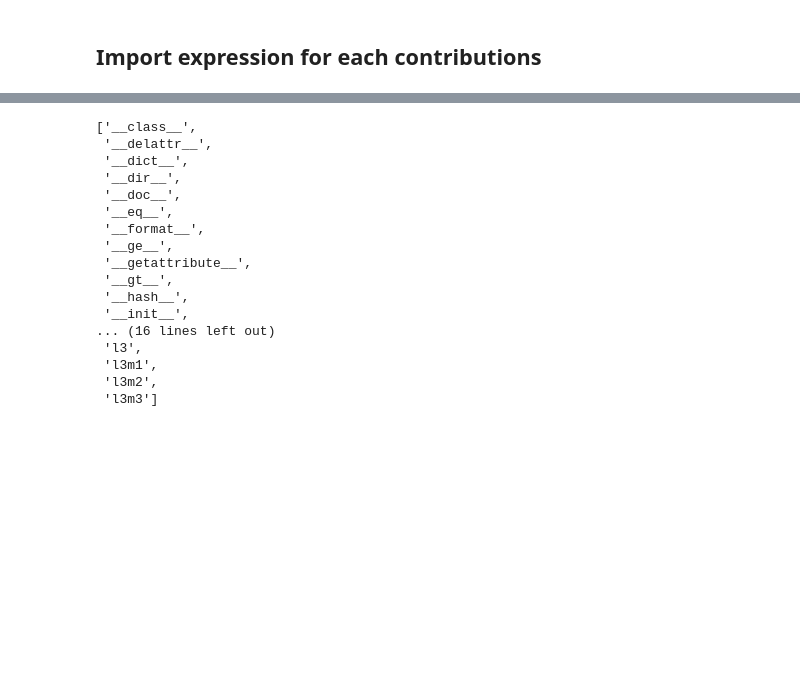
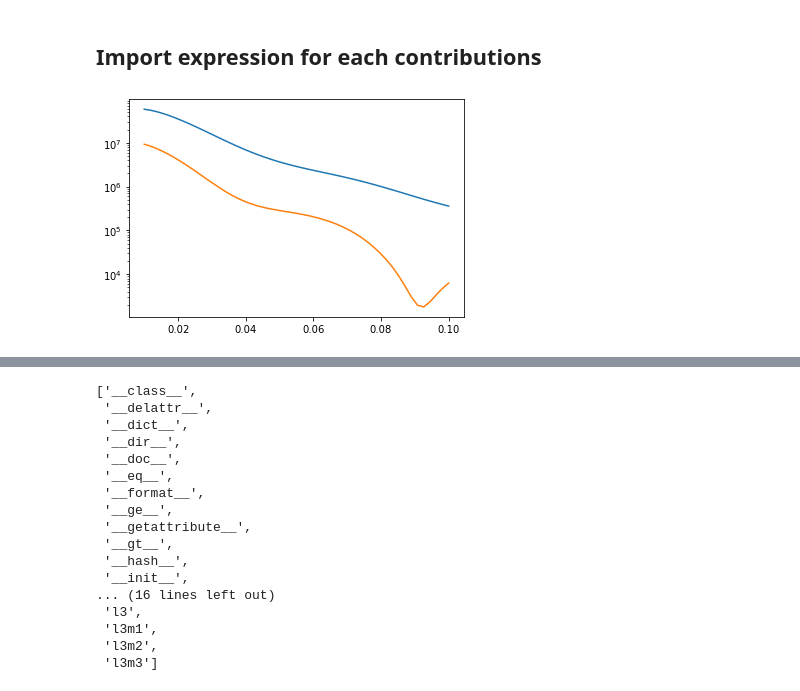
Before and after one commit to craddis1/CosmoWAP, a Jupyter notebook: examples/example.ipynb, the cells around one changed output, grey strips where cells are left out. Cells and saved outputs as stored; diff of their text form; code cells hidden in the pictures; blank space fills up the shorter version.

```diff
--- a/examples/example.ipynb
+++ b/examples/example.ipynb
@@ -67,3 +70,10 @@ These expressions then can just be edited by editing the dictionaries
+# %%
+k= np.linspace(0.01,0.1)
+plt.plot(k,np.abs(bk.WA1.l1(cosmo_functions,k,k,k,zz=1,r=1,s=0)))
+plt.plot(k,np.abs(bk.RR1.l1(cosmo_functions,k,k,k,zz=1,r=0,s=0)))
+plt.yscale('log')
+# %% [output]
+[figure, added]
 # %%
 from WA1 import *    #first order WA
 from WA2 import *    #second order WA etc
```
Also changed, not shown: parts of 12 cells of this notebook, 9 other files.
